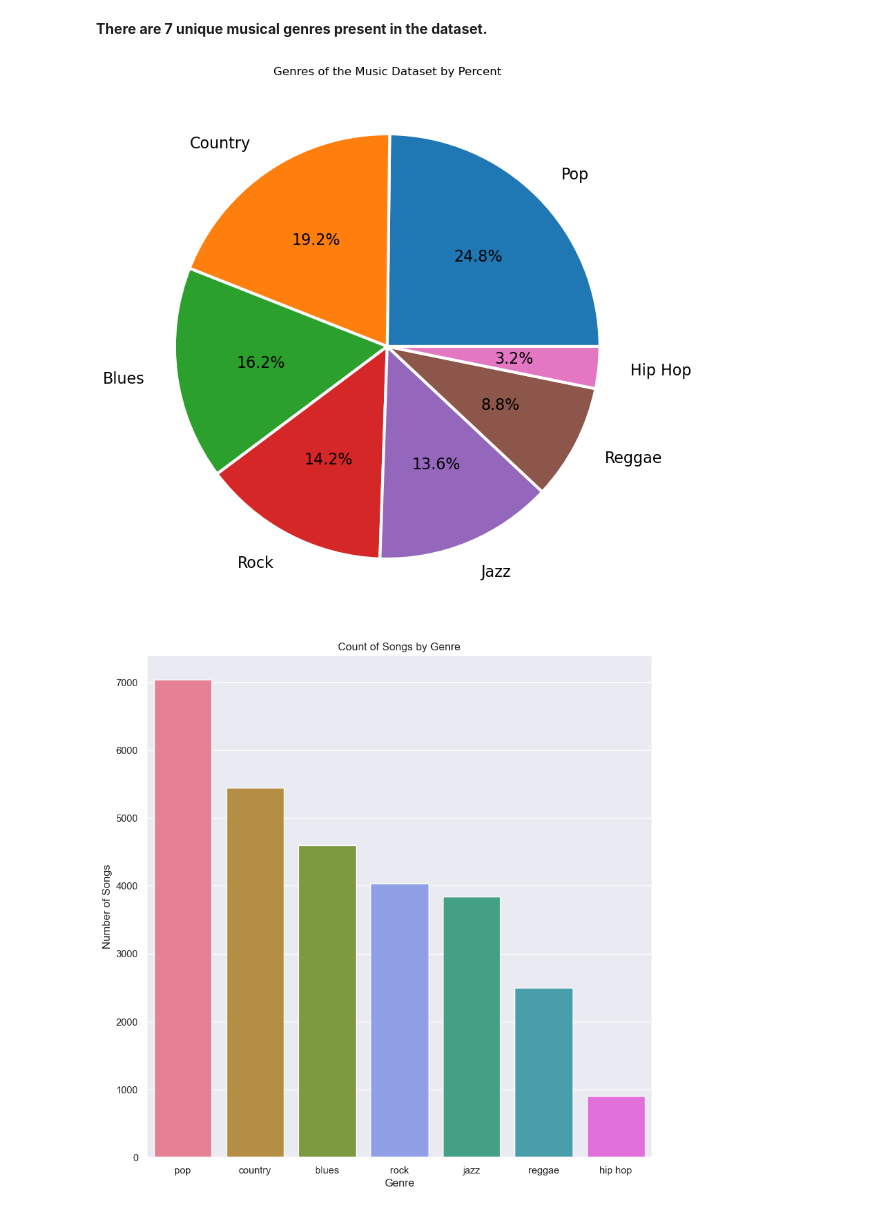
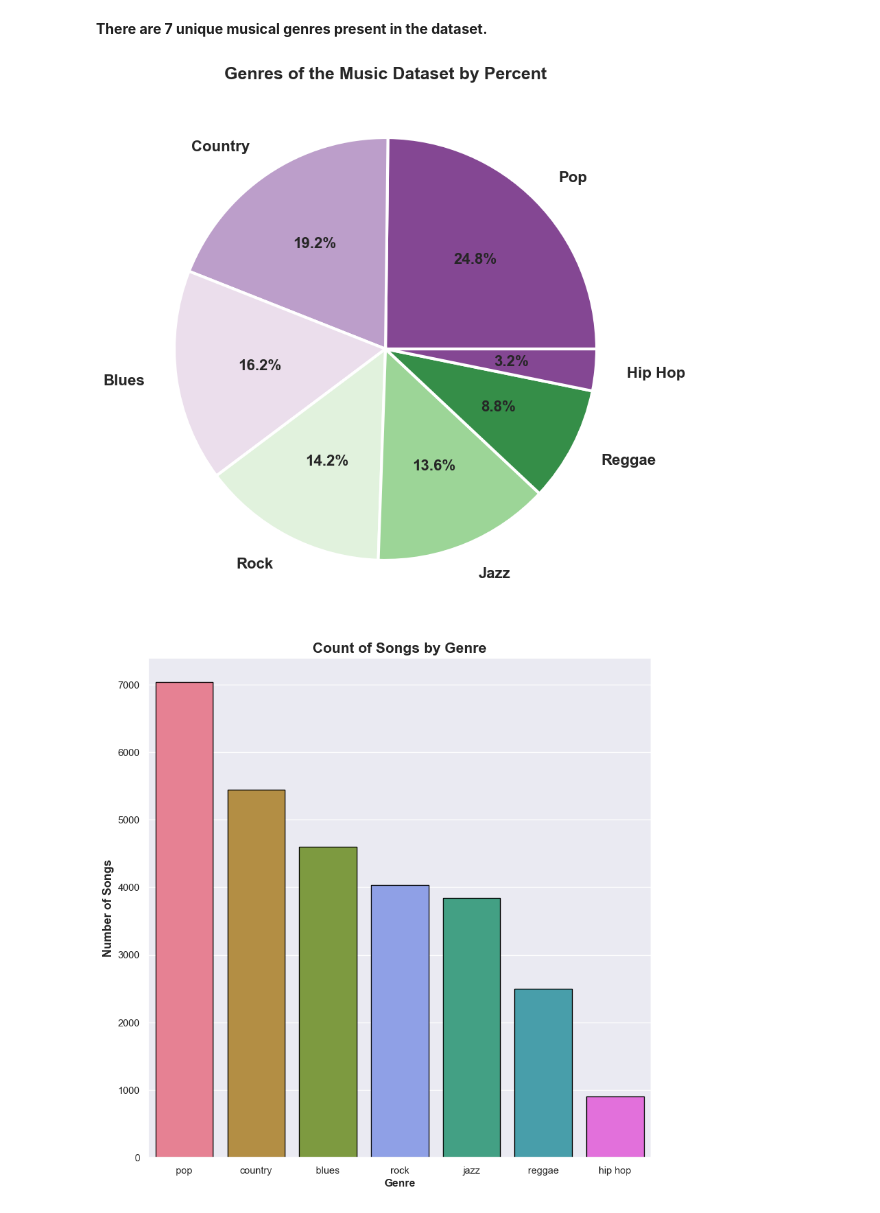
Before and after one commit to thetechleila/Music-Recommendation-Algorithm, a Jupyter notebook: EDA_music.ipynb, the cells around one changed output. Saved outputs shown, nothing was run; the diff lists cells and outputs as text; code cells hidden in the pictures.

```diff
--- a/EDA_music.ipynb
+++ b/EDA_music.ipynb
@@ -176,9 +176,13 @@ plt.show()
 [figure]
 # %%
 #Visualization the count of songs, grouped by decade specifically
-sns.histplot(data = release_count_dec, color="green", edgecolor ='black', linewidth= 1)
-plt.title("Count of Songs in the Dataset Released by Decade 1950-2010")
-plt.xlabel("Dataset Song Release Decade")
-plt.ylabel("Song Count")
+
+plt.figure(figsize=(15, 10))
+sns.histplot(data = release_count_dec, color="green", edgecolor ='black').set(title='width = 1')
+sns.set(style="darkgrid")
+plt.title("Count of Songs in the Dataset Released by Decade 1950-2010", fontsize=24, weight='bold', style='italic')
+plt.xlabel("Dataset Song Release Decade", fontsize=20, weight='bold')
+plt.ylabel("Song Count", fontsize=20, weight='bold')
+plt.tick_params(axis='both', which='major', labelsize=18)
 plt.show()
 # %% [output]
@@ -339,30 +344,30 @@ Name: count, dtype: int64
 # %% [markdown]
 **There are 7 unique musical genres present in the dataset.**
 # %%
-# Create a pieplot to visualize amount of genres by percentages
+# Create a pieplot to visualize amount of genres by proportion
+
 
 gnames = ["Pop", "Country", "Blues", "Rock", "Jazz", "Reggae", "Hip Hop"]
 gcounts = [7038, 5444, 4603, 4032, 3844, 2497, 904]
 
 plt.figure(figsize=(10, 10))
-plt.pie(gcounts, labels=gnames, labeldistance=1.15, autopct='%1.1f%%', wedgeprops = { 'linewidth' : 3, 'edgecolor' : 'white' }, textprops={'fontsize': 16})
-plt.title("Genres of the Music Dataset by Percent")
+plt.pie(gcounts, labels=gnames, labeldistance=1.15, autopct='%1.1f%%', wedgeprops = { 'linewidth' : 3, 'edgecolor' : 'white' }, textprops={'fontsize': 16, 'weight' : 'bold'})
+plt.title("Genres of the Music Dataset by Percent", fontsize=18, weight='bold')
 plt.show()
+
+# Create a barplot to visualize amount of genres in dataset
+
+g_order = df["genre"].value_counts(ascending=False).index
+
+plt.figure(figsize=(10, 10))
+
+sns.countplot(data=df, x= "genre", order=g_order, hue="genre", edgecolor= "black")
+
+sns.set(style="darkgrid", palette="PRGn")
+plt.xlabel("Genre", weight='bold')
+plt.ylabel('Number of Songs', fontsize=13, weight='bold')
+plt.title("Count of Songs by Genre", fontsize=16, weight='bold')
+plt.show()
 # %% [output]
-[figure, old version]
+[figure, new version]
+[figure, added]
-# %%
-# Create a barplot to visualize amount of genres in dataset
-
-g_order = df["genre"].value_counts(ascending=False).index
-
-plt.figure(figsize=(10, 10))
-
-sns.countplot(data=df, x= "genre", order=g_order, hue="genre")
-
-sns.set(style="darkgrid", palette="PRGn")
-plt.xlabel("Genre")
-plt.ylabel('Number of Songs')
-plt.title("Count of Songs by Genre")
-plt.show()
-# %% [output]
-[figure, removed]
```
Also changed, not shown: parts of 2 cells of this notebook, 1 other file.
